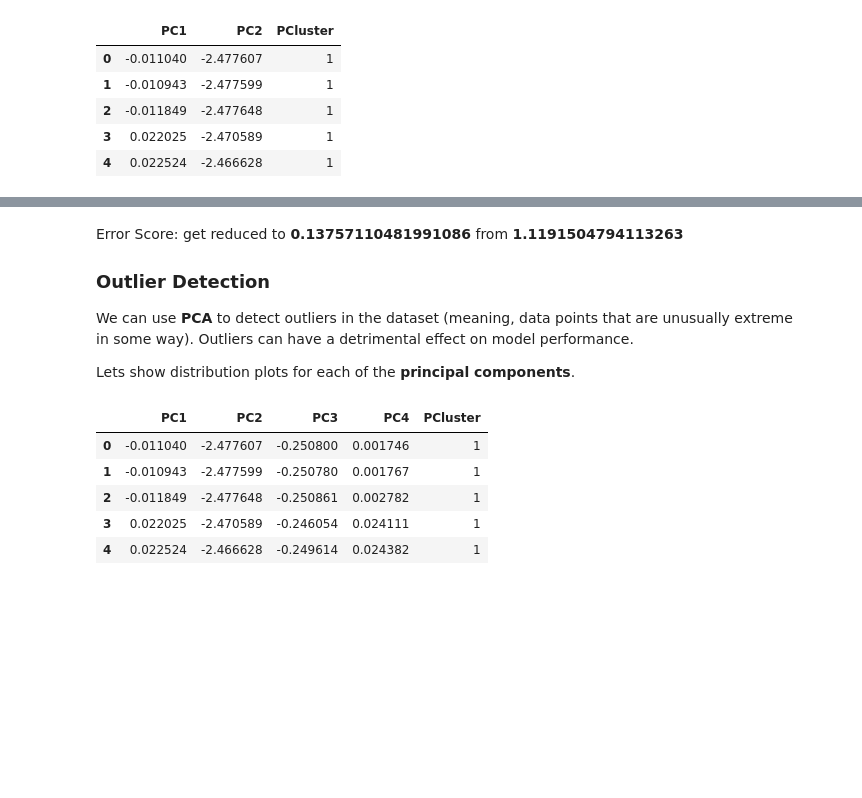
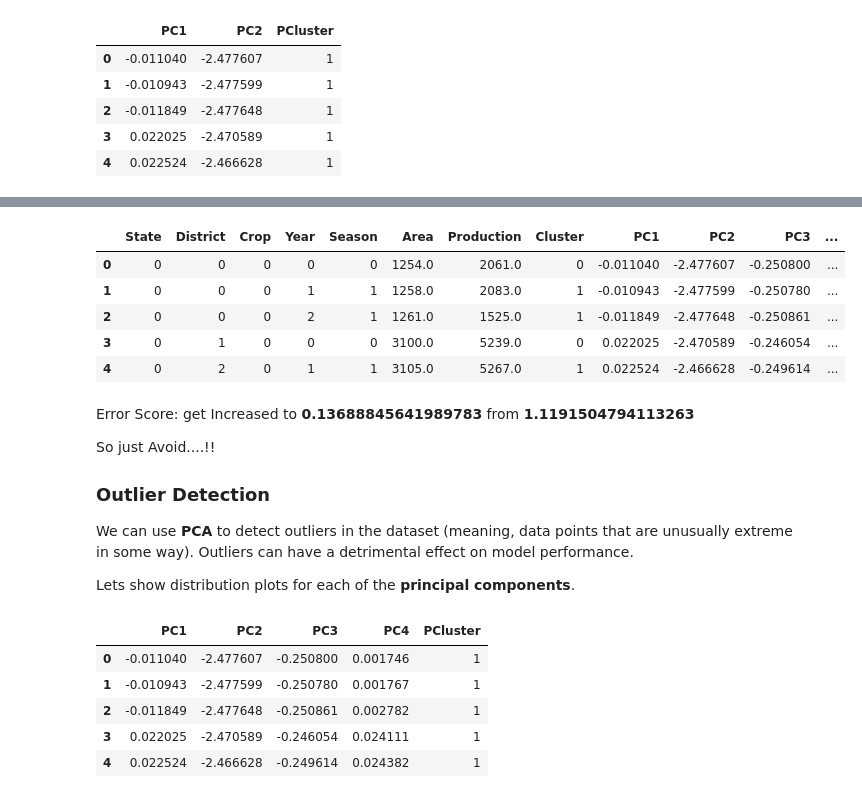
Before and after one commit to naseemap47/predictCropYield-MachineLearning-python, a Jupyter notebook: crop_yield.ipynb, the cells around one changed output, grey strips where cells are left out. Saved outputs shown, nothing was run; the diff lists cells and outputs as text; code cells hidden in the pictures; blank space fills up the shorter version.

```diff
--- a/crop_yield.ipynb
+++ b/crop_yield.ipynb
@@ -606,5 +602,17 @@ score_dataset(data_x, y)
+# %%
+data_x = data_x.drop('Feature', axis=1)
+data_x.head()
+# %% [output]
+|  | State | District | Crop | Year | Season | Area | Production | Cluster | PC1 | PC2 | PC3 | ... |
+| 0 | 0 | 0 | 0 | 0 | 0 | 1254.0 | 2061.0 | 0 | -0.011040 | -2.477607 | -0.250800 | ... |
+| 1 | 0 | 0 | 0 | 1 | 1 | 1258.0 | 2083.0 | 1 | -0.010943 | -2.477599 | -0.250780 | ... |
+| 2 | 0 | 0 | 0 | 2 | 1 | 1261.0 | 1525.0 | 1 | -0.011849 | -2.477648 | -0.250861 | ... |
+| 3 | 0 | 1 | 0 | 0 | 0 | 3100.0 | 5239.0 | 0 | 0.022025 | -2.470589 | -0.246054 | ... |
+| 4 | 0 | 2 | 0 | 1 | 1 | 3105.0 | 5267.0 | 1 | 0.022524 | -2.466628 | -0.249614 | ... |
 # %% [markdown]
-Error Score: get reduced to **0.13757110481991086** from **1.1191504794113263**
+Error Score: get Increased to **0.13688845641989783** from **1.1191504794113263**
+
+So just Avoid....!!
 
 ### Outlier Detection
 We can use **PCA** to detect outliers in the dataset (meaning, data points that are unusually extreme in some way). Outliers can have a detrimental effect on model performance.
```
Also changed, not shown: parts of 23 cells of this notebook.
